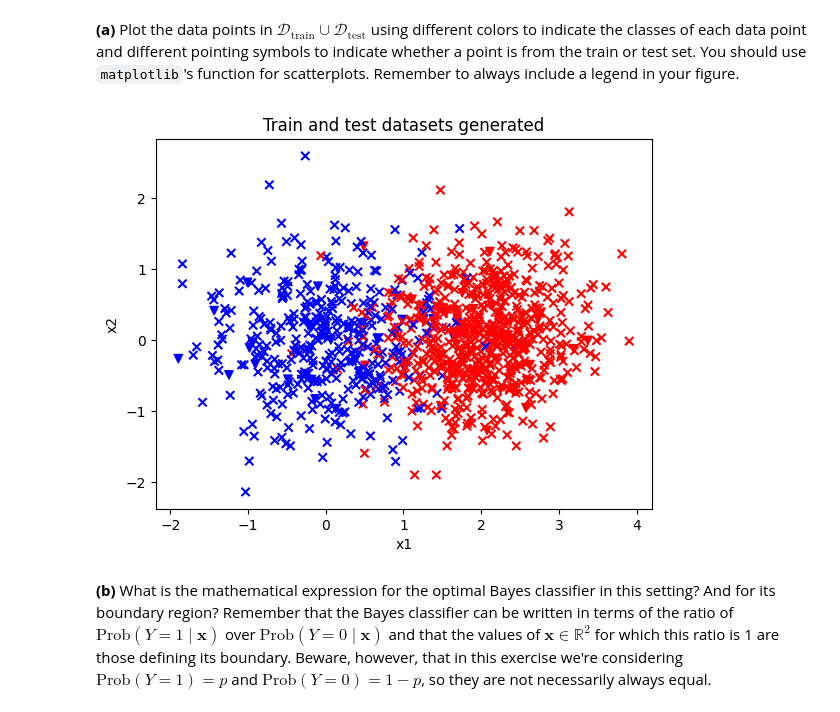
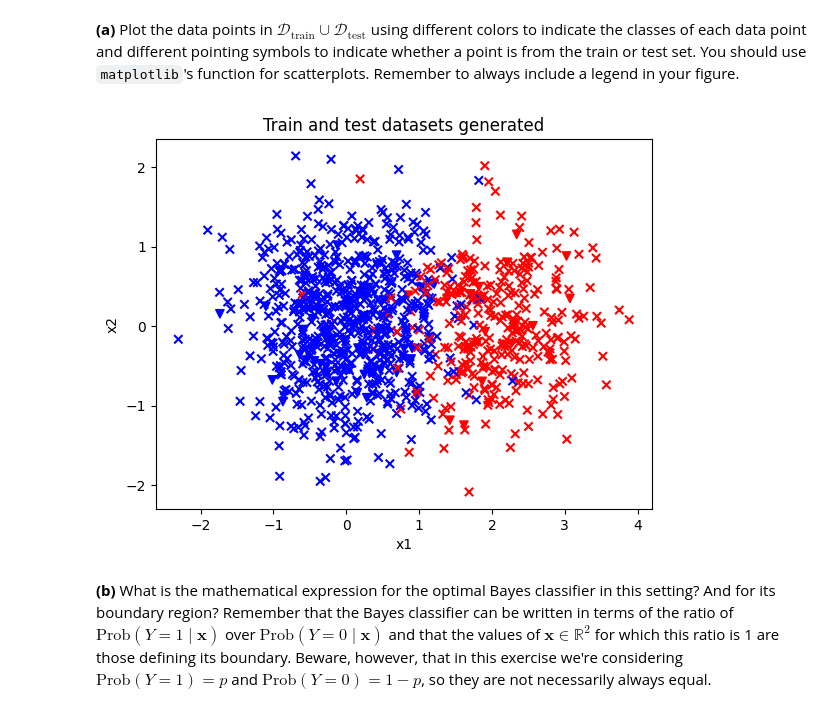
Before and after one commit to Erratu/Stats-S8-TPs, a Jupyter notebook: TP3/TP3_anna.ipynb, the cells around one changed output. Saved outputs shown, nothing was run; the diff lists cells and outputs as text; code cells hidden in the pictures.

```diff
--- a/TP3/TP3_anna.ipynb
+++ b/TP3/TP3_anna.ipynb
@@ -66,28 +76,25 @@ $$
+# %%
+def gen_data(N, eps, p):
+    mu0, mu1 = np.array([0, 0]), np.array([eps, 0])
+    sig0, sig1 = np.array([[0.5, 0],[0, 0.5]]), np.array([[0.4, 0],[0, 0.4]])
+    U = np.random.rand(N)
+    X = np.zeros((N, 2))
+    y = (U < p).astype(int)
+    X[y == 0] = np.random.multivariate_normal(mu0, sig0, size=np.sum(y == 0))
+    X[y == 1] = np.random.multivariate_normal(mu1, sig1, size=np.sum(y == 1))
+    return X, y
 # %%
-import numpy as np
-import matplotlib.pyplot as plt
-
-def gen_data(N, eps, p):
-    mu0, mu1 = np.array([0, 0]), np.array([eps, 0])
-    sig0, sig1 = np.array([[0.5, 0],[0, 0.5]]), np.array([[0.4, 0],[0, 0.4]])
-    U = np.random.randn(N)
-    X = np.zeros((N, 2))
-    y = (U < p).astype(int)
-    X[y == 0] = np.random.multivariate_normal(mu0, sig0, size=np.sum(y == 0))
-    X[y == 1] = np.random.multivariate_normal(mu1, sig1, size=np.sum(y == 1))
-    return X, y
-
 X_train, y_train = gen_data(50, 2, 0.30)
 X_test, y_test = gen_data(1000, 2, 0.30)
 
 plt.scatter(X_train[:, 0], X_train[:, 1], c=y_train, cmap='bwr', marker='v')
 plt.scatter(X_test[:, 0], X_test[:, 1], c=y_test, cmap='bwr', marker='x')
 plt.xlabel('x1')
 plt.ylabel('x2')
 plt.title("Train and test datasets generated")
 plt.show()
 # %% [output]
-[figure, old version]
+[figure, new version]
 # %% [markdown]
 **(b)** What is the mathematical expression for the optimal Bayes classifier in this setting? And for its boundary region? Remember that the Bayes classifier can be written in terms of the ratio of $\text{Prob}(Y = 1 \mid \mathbf{x})$ over $\text{Prob}(Y = 0 \mid \mathbf{x})$ and that the values of $\mathbf{x} \in \mathbb{R}^2$ for which this ratio is 1 are those defining its boundary. Beware, however, that in this exercise we're considering $\text{Prob}(Y = 1) = p$ and $\text{Prob}(Y = 0) = 1-p$, so they are not necessarily always equal.
 # %% [markdown]
```
Also changed, not shown: parts of 13 cells of this notebook.
